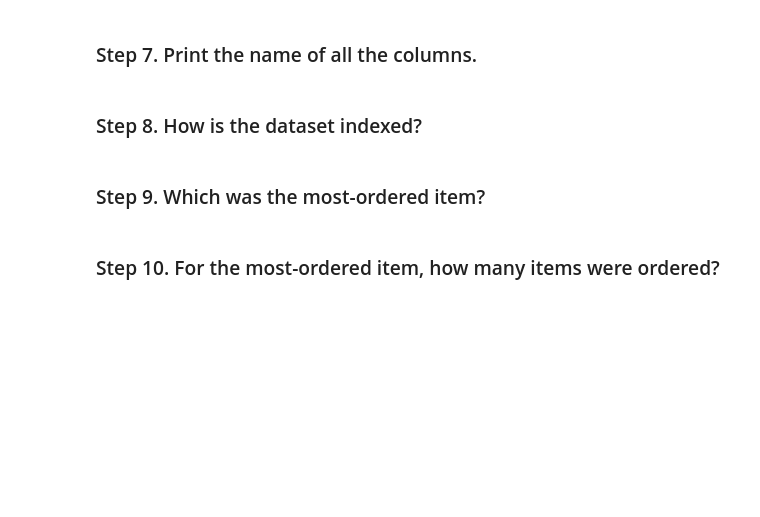
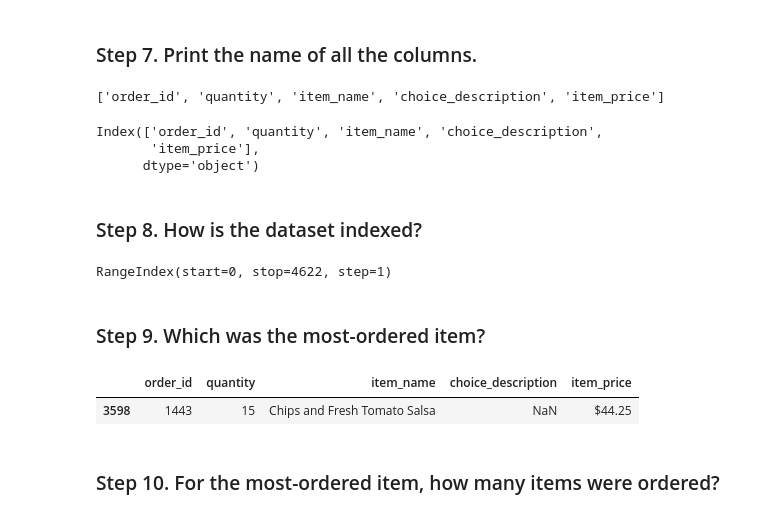
Before and after one commit to chaseinstead/pandas-exercises, a Jupyter notebook: 01_Getting_&_Knowing_Your_Data/Chipotle/Exercises.ipynb, the cells around one changed output. Cells and saved outputs as stored; diff of their text form; code cells hidden in the pictures; blank space fills up the shorter version.

```diff
--- a/01_Getting_&_Knowing_Your_Data/Chipotle/Exercises.ipynb
+++ b/01_Getting_&_Knowing_Your_Data/Chipotle/Exercises.ipynb
@@ -51,9 +113,32 @@ df
 # %% [markdown]
 ### Step 7. Print the name of all the columns.
+# %%
+list(df)
+# %% [output]
+['order_id', 'quantity', 'item_name', 'choice_description', 'item_price']
+# %%
+chipo.columns
+# %% [output]
+Index(['order_id', 'quantity', 'item_name', 'choice_description',
+       'item_price'],
+      dtype='object')
 # %% [markdown]
 ### Step 8. How is the dataset indexed?
+# %%
+chipo.index
+# %% [output]
+RangeIndex(start=0, stop=4622, step=1)
 # %% [markdown]
 ### Step 9. Which was the most-ordered item?
+# %%
+a = chipo.sort_values("item_name")
+
+a.sum()
+c = a.sort_values(['quantity'], ascending=False)
+c.head(1)
+# %% [output]
+|  | order_id | quantity | item_name | choice_description | item_price |
+| 3598 | 1443 | 15 | Chips and Fresh Tomato Salsa | NaN | $44.25 |
 # %% [markdown]
 ### Step 10. For the most-ordered item, how many items were ordered?
 # %% [markdown]
```
Also changed, not shown: parts of 8 cells of this notebook.
